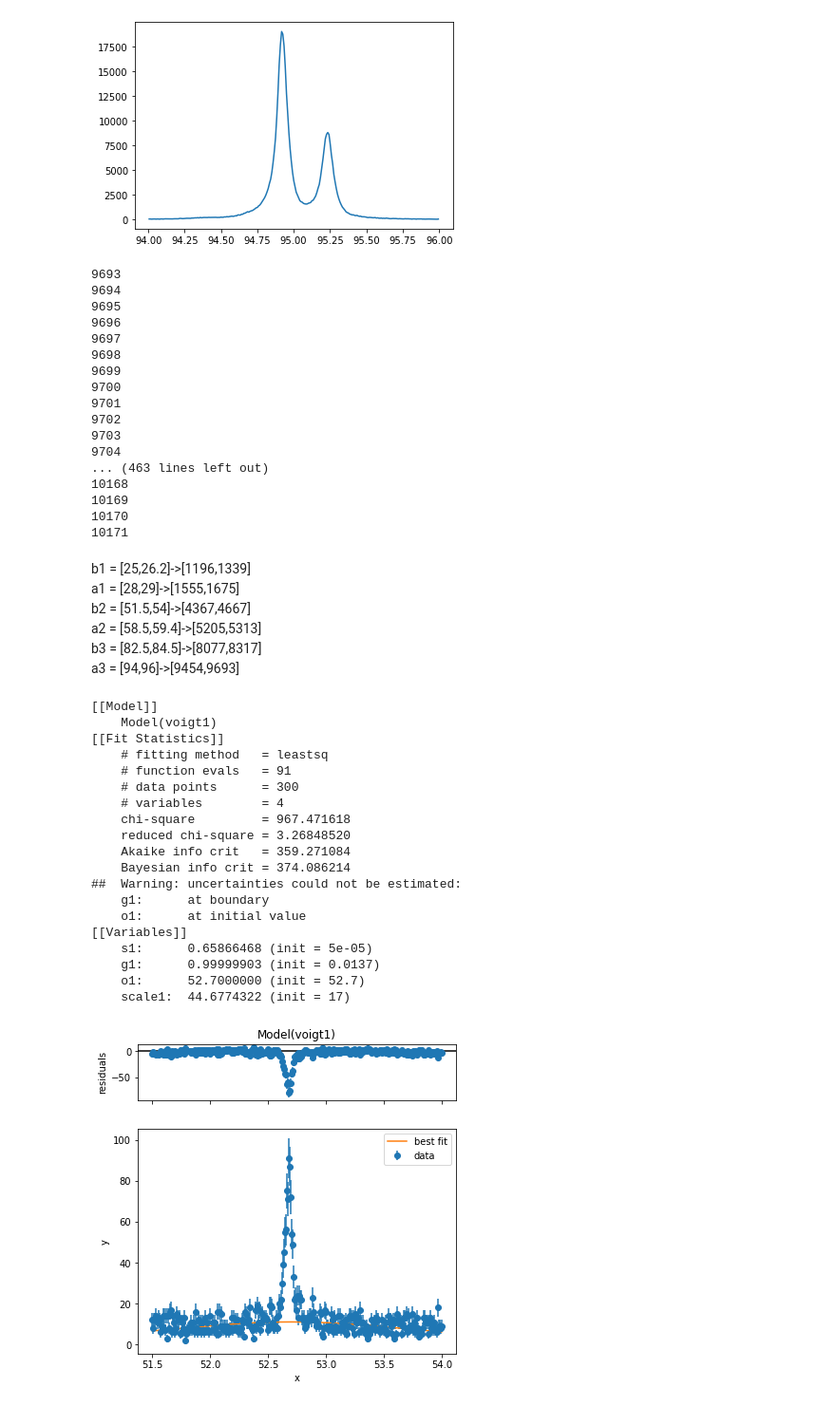
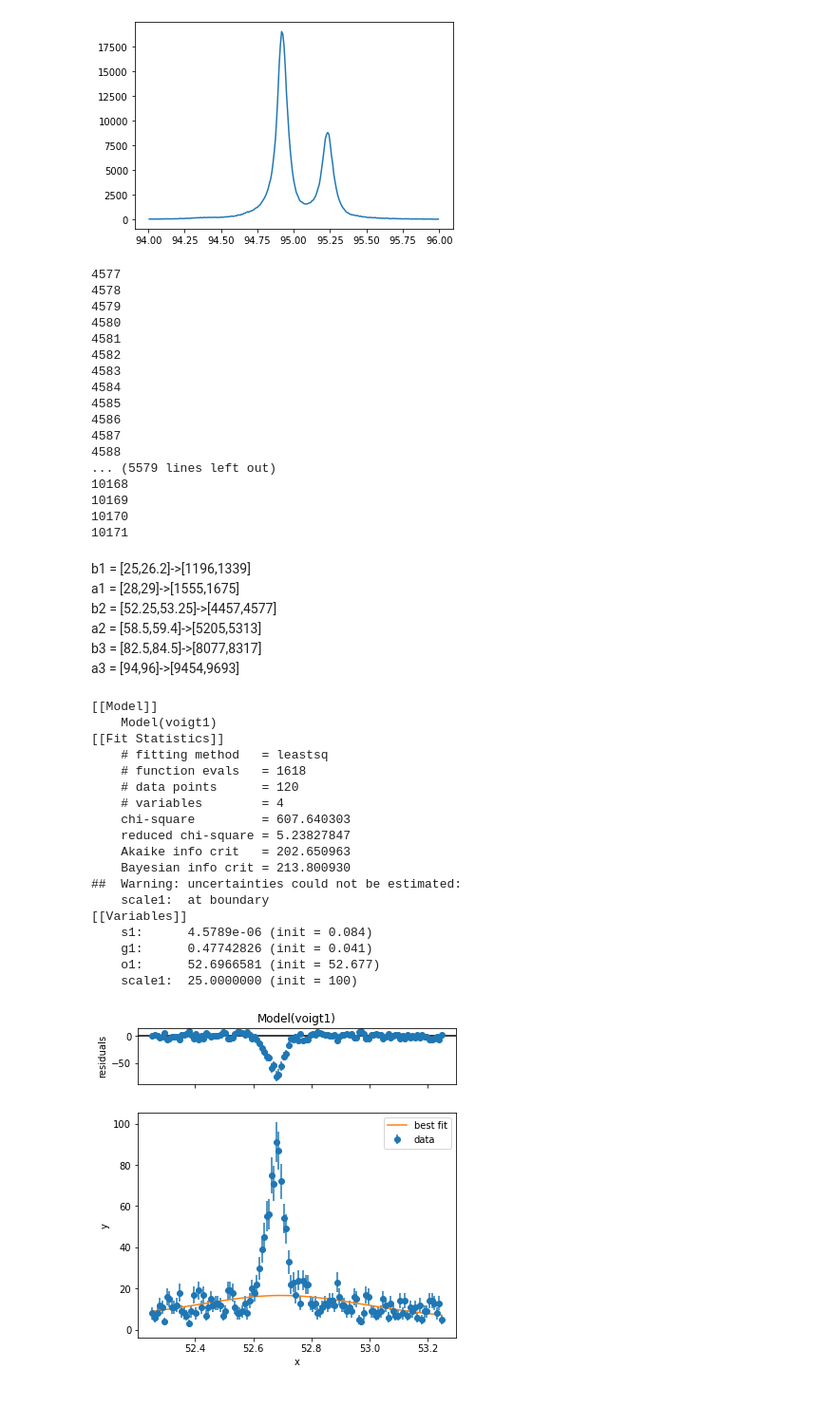
Before and after one commit to Friedrich-Jahns/Fortgeschrittenen-Praktikum-Physik, a Jupyter notebook: voigt_fit_30_20_ohne.ipynb, the cells around one changed output. Shown at 95% size. Saved outputs shown, nothing was run; the diff lists cells and outputs as text; code cells hidden in the pictures.

Commit message:
erste fits gemacht

```diff
--- a/voigt_fit_30_20_ohne.ipynb
+++ b/voigt_fit_30_20_ohne.ipynb
@@ -34,22 +34,22 @@ plt.plot(x[0],x[1])
 [figure]
 # %%
 for i in range(len(data[0])):
-    if data[0,i]>=96:
+    if data[0,i]>=53.25:
         print(i)
 # %% [output]
-9693
-9694
-9695
-9696
-9697
-9698
-9699
-9700
-9701
-9702
-9703
-9704
-... (463 lines left out)
+4577
+4578
+4579
+4580
+4581
+4582
+4583
+4584
+4585
+4586
+4587
+4588
+... (5579 lines left out)
 10168
 10169
 10170
@@ -57,7 +57,7 @@ for i in range(len(data[0])):
 # %% [markdown]
 b1 = [25,26.2]->[1196,1339]
 a1 = [28,29]->[1555,1675]
-b2 = [51.5,54]->[4367,4667]
+b2 = [52.25,53.25]->[4457,4577]
 a2 = [58.5,59.4]->[5205,5313]
 b3 = [82.5,84.5]->[8077,8317]
 a3 = [94,96]->[9454,9693]
@@ -123,44 +123,43 @@ out_voigt = model_voigt.fit(data[1,1555:1675],x=data[0,1555:1675],params=pars_vo
 a3f=out_voigt.fit_report()
 a3p=np.array([np.arange(28,29,0.001),out_voigt.eval(x=np.arange(28,29,0.001))])
 # %%
-#modell erstellen b2 = [51.5,54]->[4367,4667]
+#modell erstellen    b2 = [52.25,53.25]->[4457,4577]4457:4577
 model_voigt = lmfit.model.Model(voigt1)
 
 #parameter erstellen
 pars_voigt = model_voigt.make_params()
 
 #Parameter Optimieren
-pars_voigt["s1"].set(value=5e-5,min=0,max=1)
-pars_voigt["g1"].set(value=0.0137,min=0,max=1)
+pars_voigt["s1"].set(value=0.084,min=0,max=1)
+pars_voigt["g1"].set(value=0.041,min=0,max=1)
 #pars_voigt["a"].set(0.1)
 #pars_voigt["b"].set(20)
-pars_voigt["o1"].set(value=52.7,min=52.5,max=52.9)
-pars_voigt["scale1"].set(17)
+pars_voigt["o1"].set(value=52.677,min=52.6,max=52.8)
+pars_voigt["scale1"].set(100,min=25)
 
 #Fitten
-out_voigt = model_voigt.fit(data[1,4367:4667],x=data[0,4367:4667],weights=1/data[2,4367:4667],params=pars_voigt,nan_policy='propagate')
+out_voigt = model_voigt.fit(data[1,4457:4577],x=data[0,4457:4577],weights=1/data[2,4457:4577],params=pars_voigt,nan_policy='propagate')
 out_voigt.plot()
 print(out_voigt.fit_report())
 b3f=out_voigt.fit_report()
-b3p=np.array([np.arange(51.5,54,0.001),out_voigt.eval(x=np.arange(51.5,54,0.001))])
+b3p=np.array([np.arange(52.25,53.25,0.001),out_voigt.eval(x=np.arange(52.25,53.25,0.001))])
 # %% [output]
 [[Model]]
     Model(voigt1)
 [[Fit Statistics]]
     # fitting method   = leastsq
-    # function evals   = 91
-    # data points      = 300
+    # function evals   = 1618
+    # data points      = 120
     # variables        = 4
-    chi-square         = 967.471618
-    reduced chi-square = 3.26848520
-    Akaike info crit   = 359.271084
-    Bayesian info crit = 374.086214
+    chi-square         = 607.640303
+    reduced chi-square = 5.23827847
+    Akaike info crit   = 202.650963
+    Bayesian info crit = 213.800930
 ##  Warning: uncertainties could not be estimated:
-    g1:      at boundary
-    o1:      at initial value
+    scale1:  at boundary
 [[Variables]]
-    s1:      0.65866468 (init = 5e-05)
-    g1:      0.99999903 (init = 0.0137)
-    o1:      52.7000000 (init = 52.7)
-    scale1:  44.6774322 (init = 17)
+    s1:      4.5789e-06 (init = 0.084)
+    g1:      0.47742826 (init = 0.041)
+    o1:      52.6966581 (init = 52.677)
+    scale1:  25.0000000 (init = 100)
-[figure, old version]
+[figure, new version]
```
